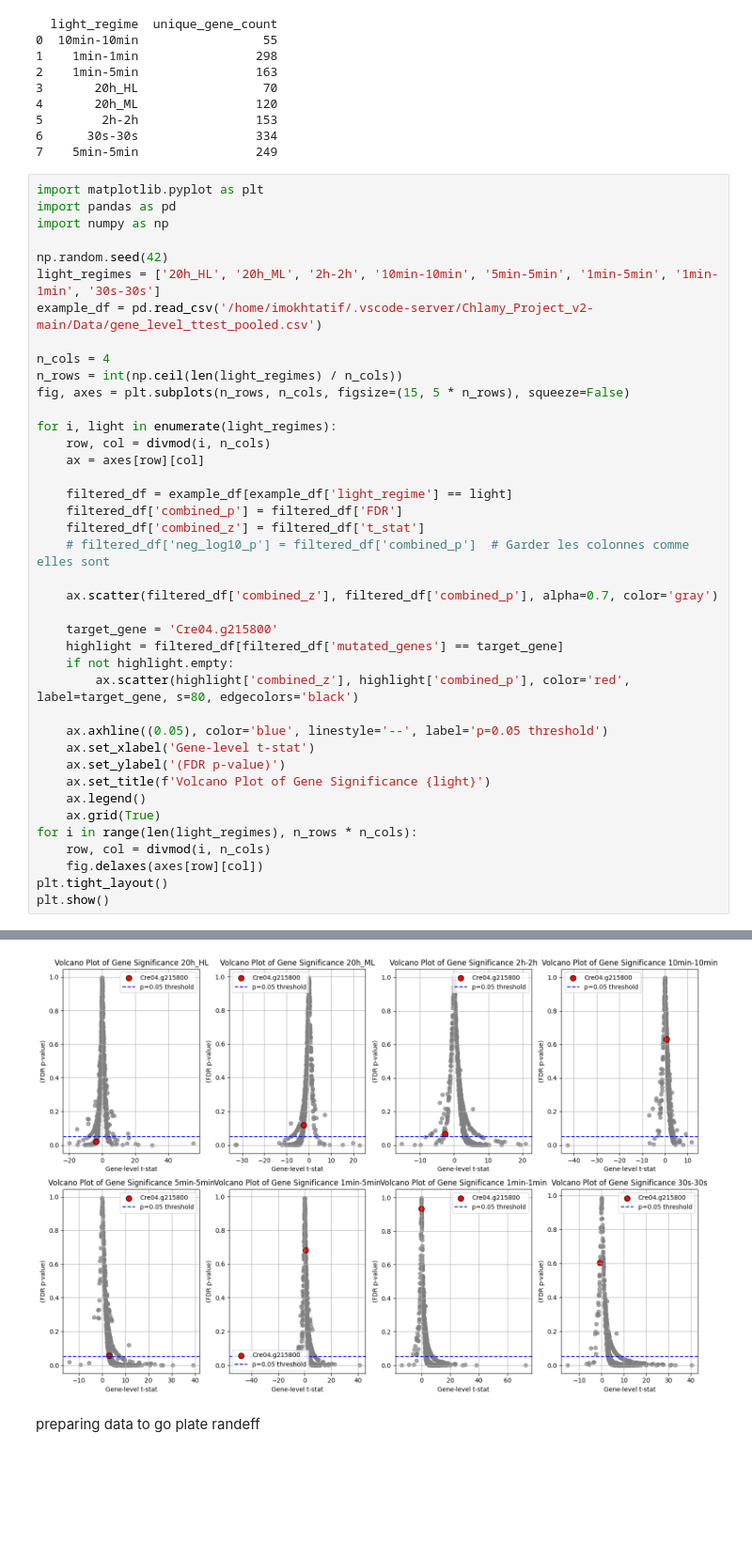
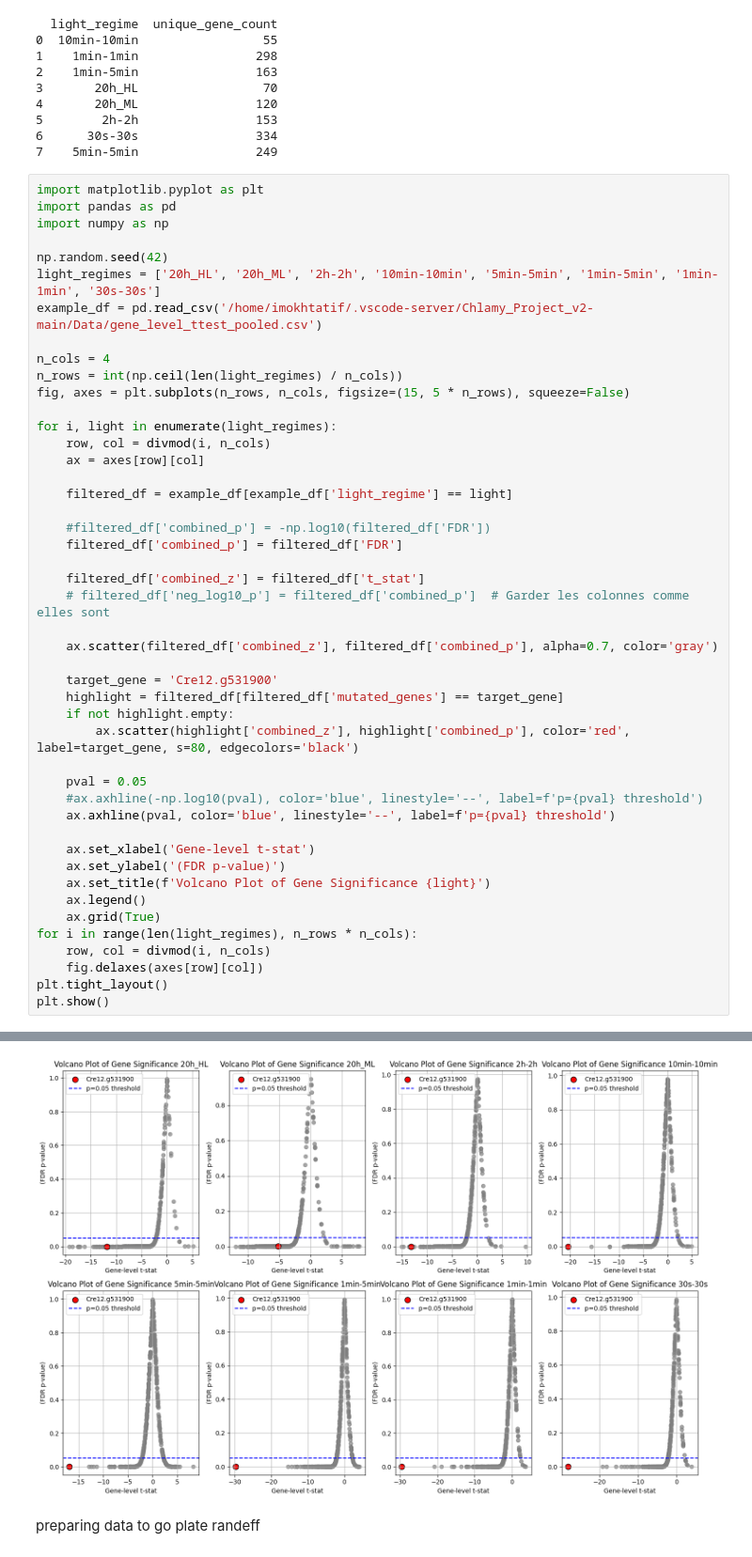
Before and after one commit to Imane-Mkt/Chlamy, a Jupyter notebook: Chlamy_Project_v2-main/Notebooks_Imane/p-to-z-conversion.ipynb, the cells around one changed output, grey strips where cells are left out. Shown at 94% size. Cells and saved outputs as stored; diff of their text form; blank space fills up the shorter version.

```diff
--- a/Chlamy_Project_v2-main/Notebooks_Imane/p-to-z-conversion.ipynb
+++ b/Chlamy_Project_v2-main/Notebooks_Imane/p-to-z-conversion.ipynb
@@ -353,47 +371,53 @@ for i, light in enumerate(light_regimes):
     ax = axes[row][col]
 
     filtered_df = example_df[example_df['light_regime'] == light]
+
+    #filtered_df['combined_p'] = -np.log10(filtered_df['FDR'])
     filtered_df['combined_p'] = filtered_df['FDR']
+
     filtered_df['combined_z'] = filtered_df['t_stat']
     # filtered_df['neg_log10_p'] = filtered_df['combined_p']  # Garder les colonnes comme elles sont
 
     ax.scatter(filtered_df['combined_z'], filtered_df['combined_p'], alpha=0.7, color='gray')
 
-    target_gene = 'Cre04.g215800'
+    target_gene = 'Cre12.g531900'
     highlight = filtered_df[filtered_df['mutated_genes'] == target_gene]
     if not highlight.empty:
         ax.scatter(highlight['combined_z'], highlight['combined_p'], color='red', label=target_gene, s=80, edgecolors='black')
 
-    ax.axhline((0.05), color='blue', linestyle='--', label='p=0.05 threshold')
+    pval = 0.05
+    #ax.axhline(-np.log10(pval), color='blue', linestyle='--', label=f'p={pval} threshold')
+    ax.axhline(pval, color='blue', linestyle='--', label=f'p={pval} threshold')
+
     ax.set_xlabel('Gene-level t-stat')
     ax.set_ylabel('(FDR p-value)')
     ax.set_title(f'Volcano Plot of Gene Significance {light}')
     ax.legend()
     ax.grid(True)
 for i in range(len(light_regimes), n_rows * n_cols):
     row, col = divmod(i, n_cols)
     fig.delaxes(axes[row][col])
 plt.tight_layout()
 plt.show()
 # %% [output]
 A value is trying to be set on a copy of a slice from a DataFrame.
 Try using .loc[row_indexer,col_indexer] = value instead
 
 See the caveats in the documentation: https://pandas.pydata.org/pandas-docs/stable/user_guide/indexing.html#returning-a-view-versus-a-copy
   filtered_df['combined_p'] = filtered_df['FDR']
 A value is trying to be set on a copy of a slice from a DataFrame.
 Try using .loc[row_indexer,col_indexer] = value instead
 
 See the caveats in the documentation: https://pandas.pydata.org/pandas-docs/stable/user_guide/indexing.html#returning-a-view-versus-a-copy
   filtered_df['combined_z'] = filtered_df['t_stat']
 A value is trying to be set on a copy of a slice from a DataFrame.
 Try using .loc[row_indexer,col_indexer] = value instead
 ... (64 lines left out)
 Try using .loc[row_indexer,col_indexer] = value instead
 
 See the caveats in the documentation: https://pandas.pydata.org/pandas-docs/stable/user_guide/indexing.html#returning-a-view-versus-a-copy
   filtered_df['combined_z'] = filtered_df['t_stat']
-[figure, old version]
+[figure, new version]
 # %% [markdown]
 preparing data to go plate randeff
 # %%
```
Also changed, not shown: parts of 3 cells of this notebook, 2 other files.
